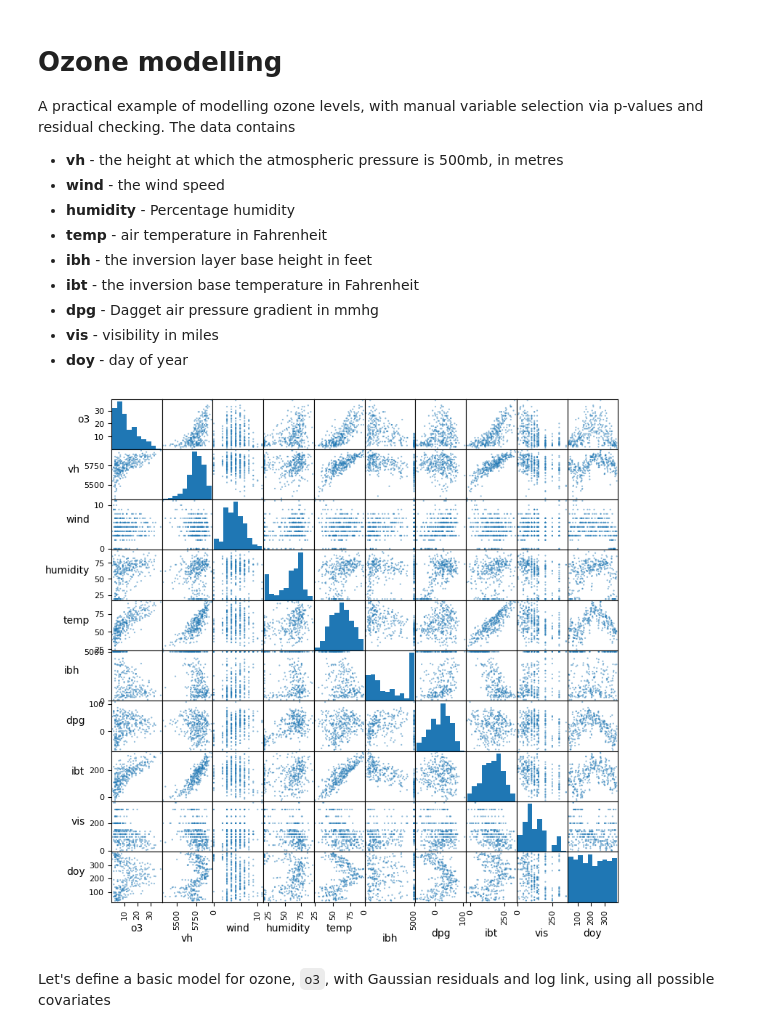
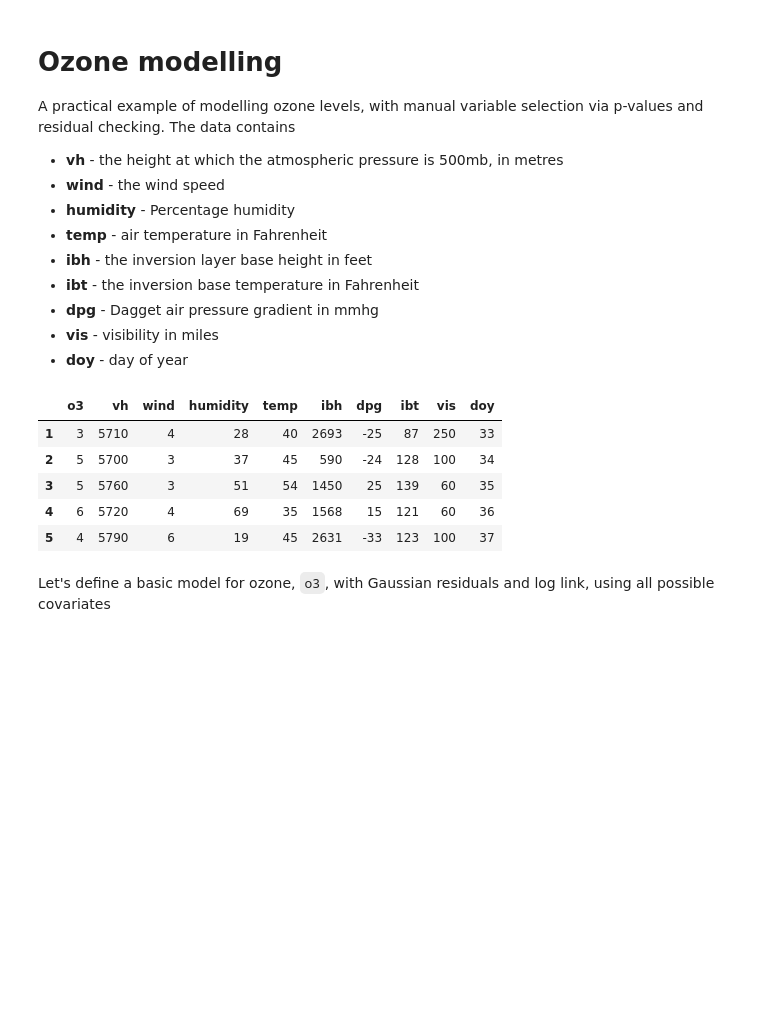
Before and after one commit to danielward27/pymgcv, a Jupyter notebook: docs/examples/ozone.ipynb, the cells around one changed output. Saved outputs shown, nothing was run; the diff lists cells and outputs as text; code cells hidden in the pictures; blank space fills up the shorter version.

```diff
--- a/docs/examples/ozone.ipynb
+++ b/docs/examples/ozone.ipynb
@@ -14,28 +14,28 @@ A practical example of modelling ozone levels, with manual variable selection vi
 # %%
 import matplotlib.pyplot as plt
 import pandas as pd
 
 from pymgcv.families import Gamma, Gaussian
 from pymgcv.gam import GAM
 from pymgcv.plot import plot_gam, plot_qq, plot_residuals_vs_linear_predictor
 from pymgcv.terms import S
 from pymgcv.utils import load_rdata_dataframe_from_url
 
 data = load_rdata_dataframe_from_url(
     "https://github.com/mfasiolo/testGam/raw/master/data/ozone.rda",
 )
 
 data.columns = [c.lower().replace(".", "_") for c in data.columns]
 data.head()
 
-axes = pd.plotting.scatter_matrix(data, s=10, figsize=(9,9))
-for ax in axes.flatten():
-    ax.yaxis.label.set_rotation(0)
-    ax.yaxis.label.set_ha('right')
-
-plt.show()
+# 14.9, 18.4, 22.6
 # %% [output]
-[figure, removed]
+|  | o3 | vh | wind | humidity | temp | ibh | dpg | ibt | vis | doy |
+| 1 | 3 | 5710 | 4 | 28 | 40 | 2693 | -25 | 87 | 250 | 33 |
+| 2 | 5 | 5700 | 3 | 37 | 45 | 590 | -24 | 128 | 100 | 34 |
+| 3 | 5 | 5760 | 3 | 51 | 54 | 1450 | 25 | 139 | 60 | 35 |
+| 4 | 6 | 5720 | 4 | 69 | 35 | 1568 | 15 | 121 | 60 | 36 |
+| 5 | 4 | 5790 | 6 | 19 | 45 | 2631 | -33 | 123 | 100 | 37 |
 # %% [markdown]
 Let's define a basic model for ozone, `o3`, with Gaussian residuals and log link, using all possible covariates
 # %%
```
Also changed, not shown: parts of 4 cells of this notebook, 18 other files.
